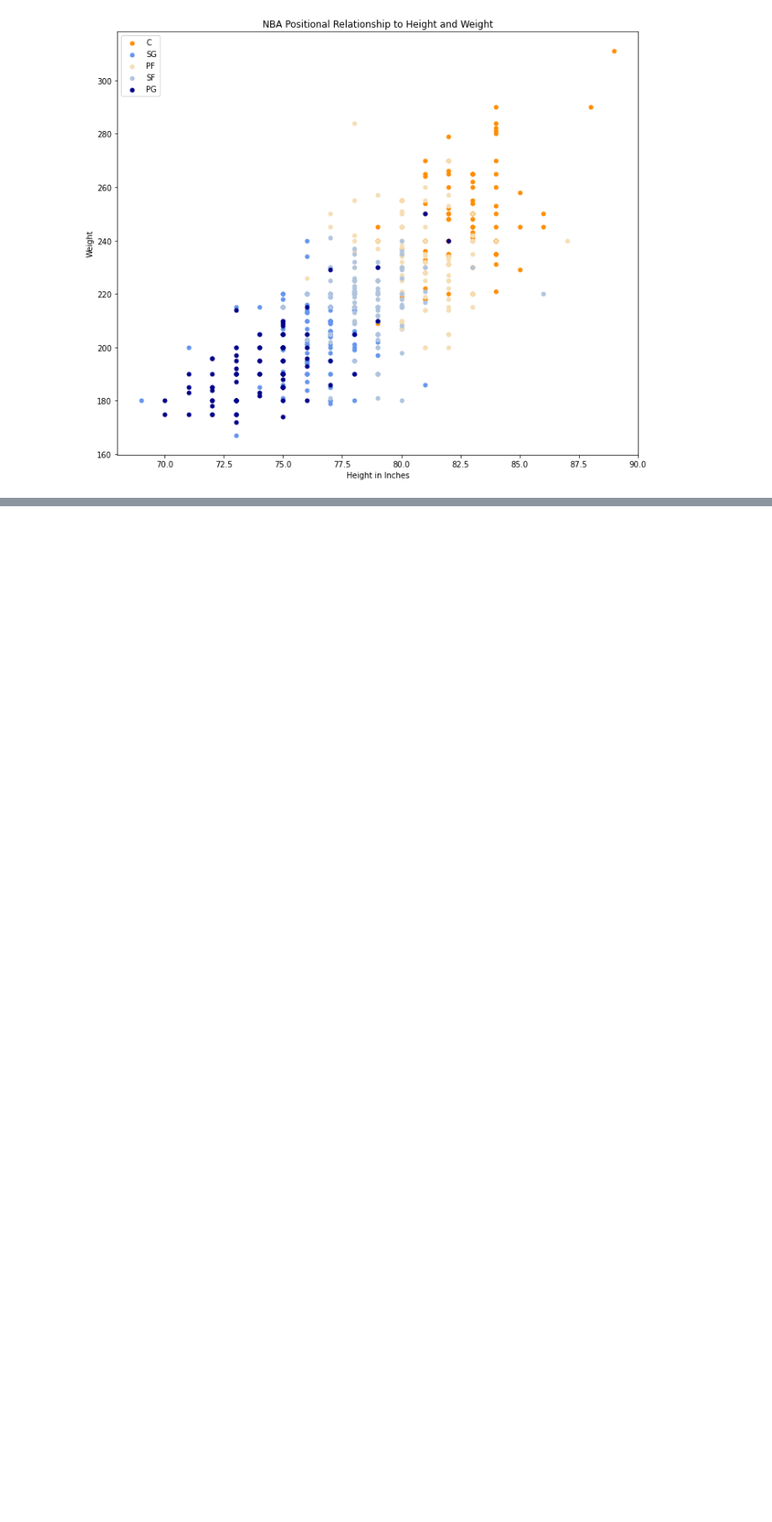
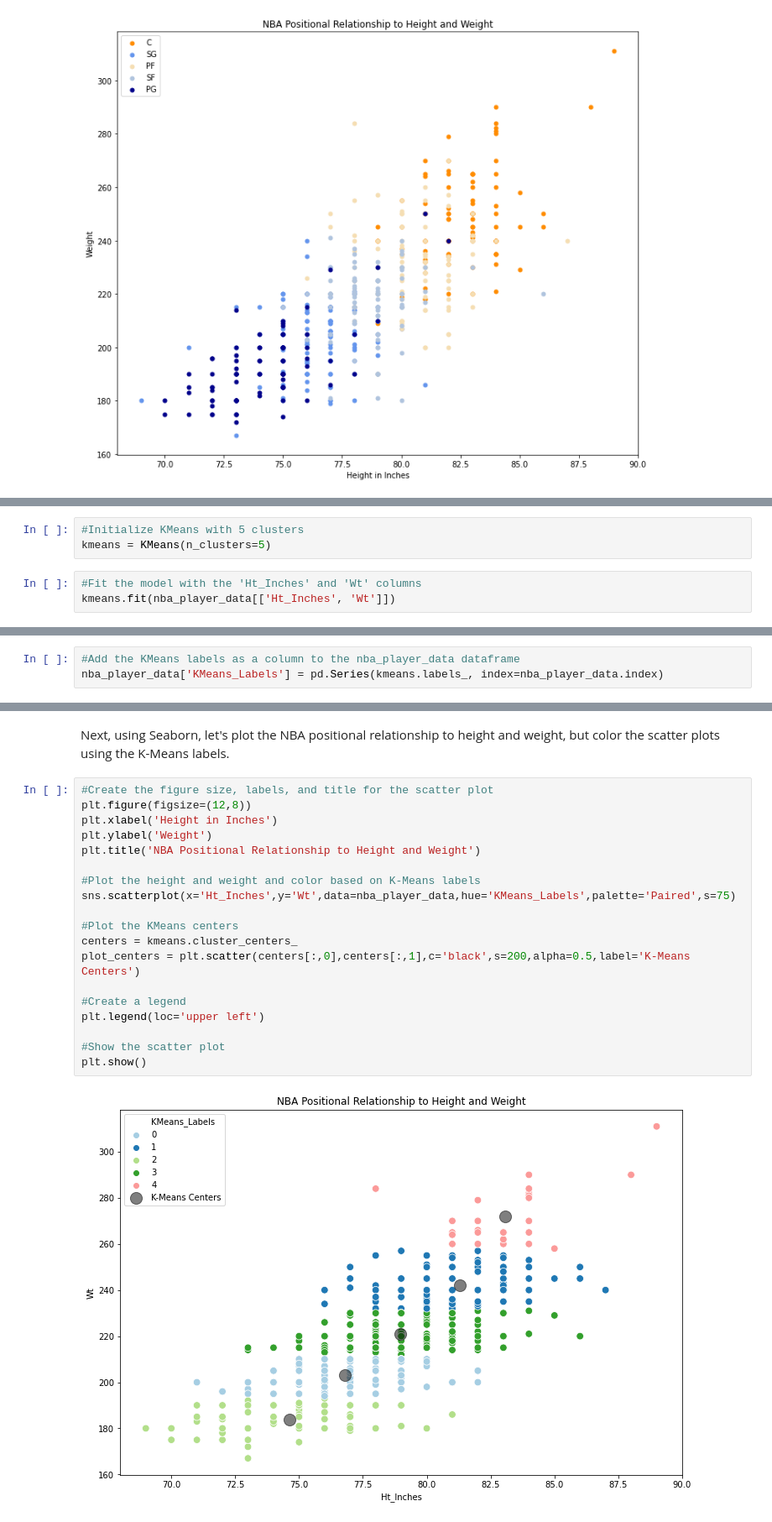
Before and after one commit to aaronpetryio/nba-position-classification, a Jupyter notebook: nba-position-classification.ipynb, the cells around one changed output, grey strips where cells are left out. Shown: that part at 84% size. Drawn from its saved outputs; the diff is of its cells as text; blank space fills up the shorter version.

```diff
--- a/nba-position-classification.ipynb
+++ b/nba-position-classification.ipynb
@@ -138,0 +151,6 @@ plt.show()
+# %%
+#Initialize KMeans with 5 clusters
+kmeans = KMeans(n_clusters=5)
+# %%
+#Fit the model with the 'Ht_Inches' and 'Wt' columns
+kmeans.fit(nba_player_data[['Ht_Inches', 'Wt']])
@@ -138,0 +159,3 @@ plt.show()
+# %%
+#Add the KMeans labels as a column to the nba_player_data dataframe
+nba_player_data['KMeans_Labels'] = pd.Series(kmeans.labels_, index=nba_player_data.index)
@@ -138,0 +181,23 @@ plt.show()
+# %% [markdown]
+Next, using Seaborn, let's plot the NBA positional relationship to height and weight, but color the scatter plots using the K-Means labels.
+# %%
+#Create the figure size, labels, and title for the scatter plot
+plt.figure(figsize=(12,8))
+plt.xlabel('Height in Inches')
+plt.ylabel('Weight')
+plt.title('NBA Positional Relationship to Height and Weight')
+
+#Plot the height and weight and color based on K-Means labels
+sns.scatterplot(x='Ht_Inches',y='Wt',data=nba_player_data,hue='KMeans_Labels',palette='Paired',s=75)
+
+#Plot the KMeans centers
+centers = kmeans.cluster_centers_
+plot_centers = plt.scatter(centers[:,0],centers[:,1],c='black',s=200,alpha=0.5,label='K-Means Centers')
+
+#Create a legend
+plt.legend(loc='upper left')
+
+#Show the scatter plot
+plt.show()
+# %% [output]
+[figure, added]
```
Also changed, not shown: parts of 24 cells of this notebook.
